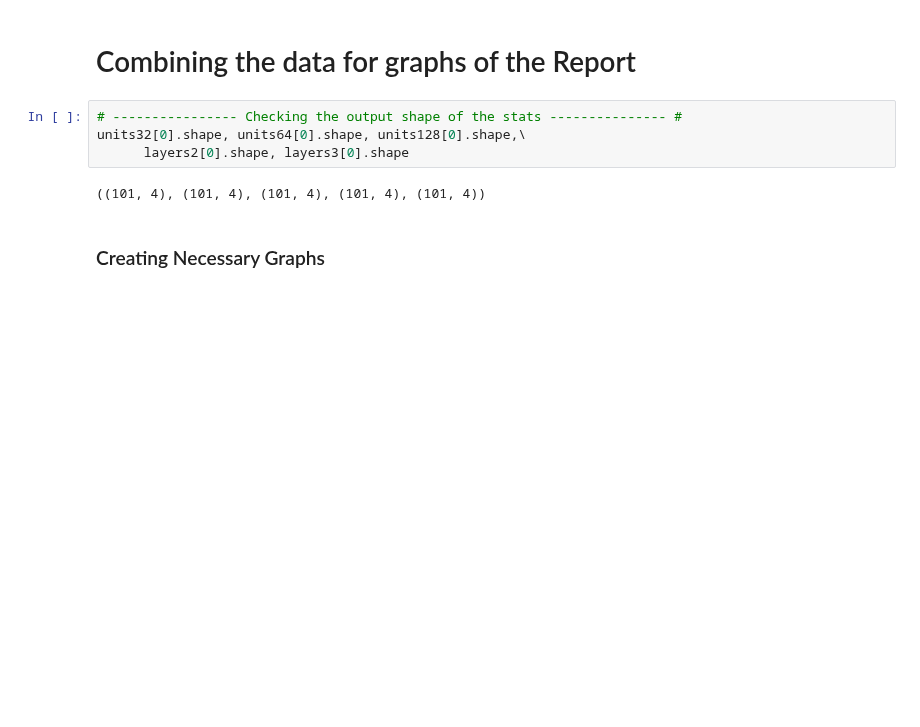
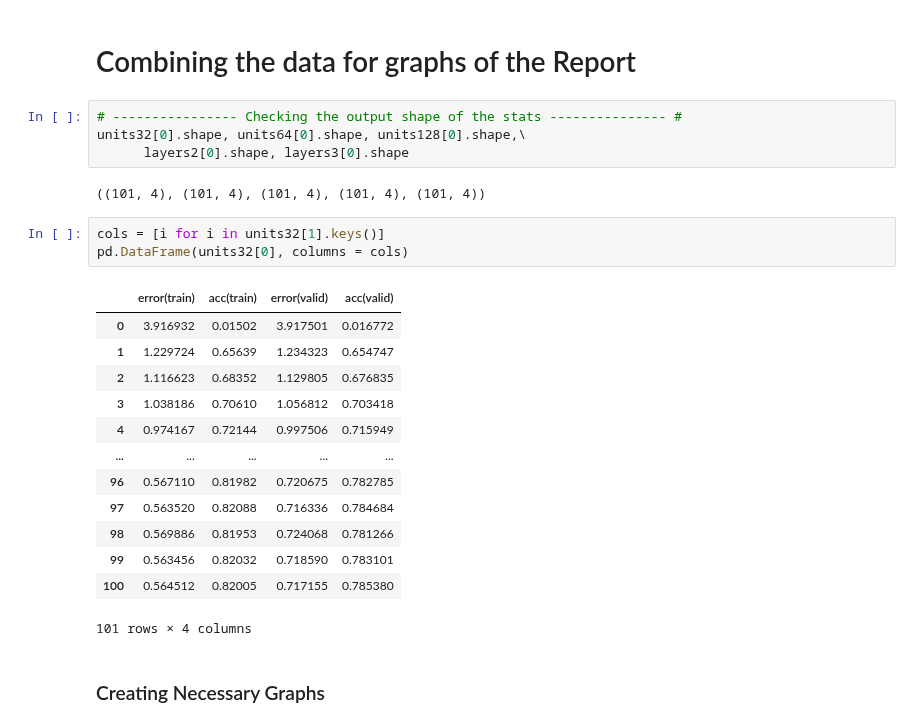
Before and after one commit to FlintyTub49/MLPractical-UoE, a Jupyter notebook: notebooks/Coursework_1.ipynb, the cells around one changed output. Drawn from its saved outputs; the diff is of its cells as text; blank space fills up the shorter version.

```diff
--- a/notebooks/Coursework_1.ipynb
+++ b/notebooks/Coursework_1.ipynb
@@ -358,5 +359,22 @@ units32[0].shape, units64[0].shape, units128[0].shape,\
       layers2[0].shape, layers3[0].shape
 # %% [output]
 ((101, 4), (101, 4), (101, 4), (101, 4), (101, 4))
+# %%
+cols = [i for i in units32[1].keys()]
+pd.DataFrame(units32[0], columns = cols)
+# %% [output]
+|  | error(train) | acc(train) | error(valid) | acc(valid) |
+| 0 | 3.916932 | 0.01502 | 3.917501 | 0.016772 |
+| 1 | 1.229724 | 0.65639 | 1.234323 | 0.654747 |
+| 2 | 1.116623 | 0.68352 | 1.129805 | 0.676835 |
+| 3 | 1.038186 | 0.70610 | 1.056812 | 0.703418 |
+| 4 | 0.974167 | 0.72144 | 0.997506 | 0.715949 |
+| ... | ... | ... | ... | ... |
+| 96 | 0.567110 | 0.81982 | 0.720675 | 0.782785 |
+| 97 | 0.563520 | 0.82088 | 0.716336 | 0.784684 |
+| 98 | 0.569886 | 0.81953 | 0.724068 | 0.781266 |
+| 99 | 0.563456 | 0.82032 | 0.718590 | 0.783101 |
+| 100 | 0.564512 | 0.82005 | 0.717155 | 0.785380 |
+101 rows × 4 columns
 # %% [markdown]
 ### Creating Necessary Graphs
```
Also changed, not shown: parts of 3 cells of this notebook, 2 other files.
